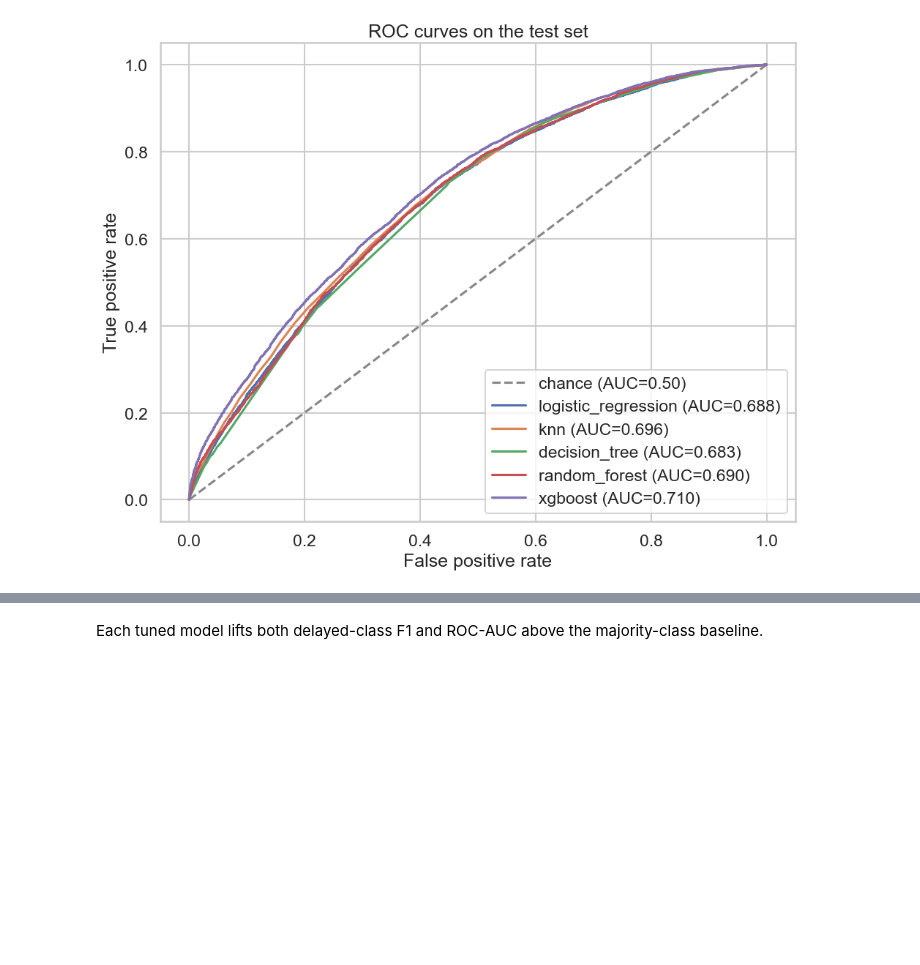
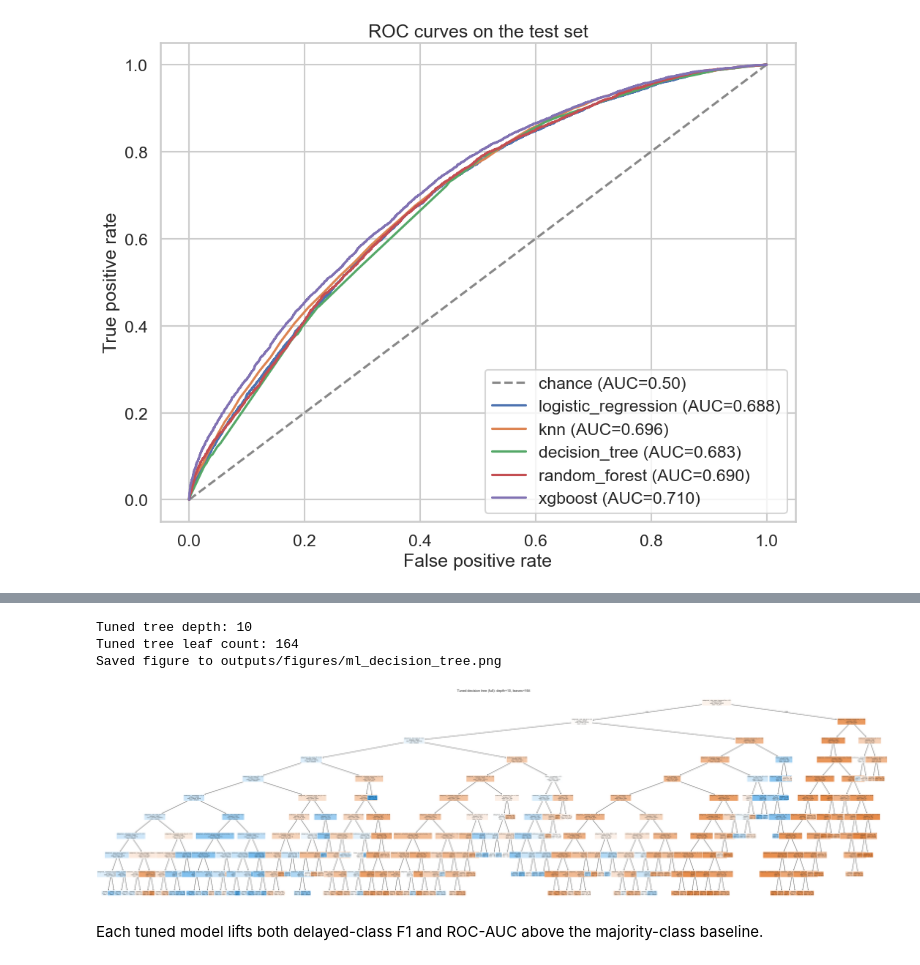
Before and after one commit to berenaydogan/DSA210-Project, a Jupyter notebook: notebooks/ml_modeling.ipynb, the cells around one changed output, grey strips where cells are left out. Saved outputs shown, nothing was run; the diff lists cells and outputs as text; code cells hidden in the pictures; blank space fills up the shorter version.

Commit message:
feat: add model interpretation with logistic coefficients and decision tree visualization

```diff
--- a/notebooks/ml_modeling.ipynb
+++ b/notebooks/ml_modeling.ipynb
@@ -1346,2 +1389,37 @@ Saved figure to outputs/figures/ml_roc_curves.png
+# %%
+tree_pipeline = fitted_models["decision_tree"]
+tree_classifier = tree_pipeline.named_steps["clf"]
+tree_feature_names = tree_pipeline.named_steps["pre"].get_feature_names_out()
+tree_depth = int(tree_classifier.get_depth())
+tree_leaf_count = int(tree_classifier.get_n_leaves())
+print(f"Tuned tree depth: {tree_depth}")
+print(f"Tuned tree leaf count: {tree_leaf_count}")
+
+# Scale the canvas with the tree's leaf count and depth so deep, wide trees stay legible.
+tree_fig_width = max(28.0, tree_leaf_count * 0.45)
+tree_fig_height = max(14.0, tree_depth * 2.0)
+fig, ax = plt.subplots(figsize=(tree_fig_width, tree_fig_height))
+plot_tree(
+    tree_classifier,
+    feature_names=tree_feature_names,
+    class_names=["on_time", "delayed"],
+    filled=True,
+    rounded=True,
+    impurity=False,
+    fontsize=7,
+    ax=ax,
+)
+ax.set_title(
+    f"Tuned decision tree (full): depth={tree_depth}, leaves={tree_leaf_count}"
+)
+tree_path = FIGURES_DIR / "ml_decision_tree.png"
+fig.savefig(tree_path, dpi=200, bbox_inches="tight")
+print(f"Saved figure to {tree_path.relative_to(ROOT)}")
+plt.show()
+# %% [output]
+Tuned tree depth: 10
+Tuned tree leaf count: 164
+Saved figure to outputs/figures/ml_decision_tree.png
+[figure, added]
 # %% [markdown]
 Each tuned model lifts both delayed-class F1 and ROC-AUC above the majority-class baseline.
```
Also changed, not shown: parts of 2 cells of this notebook, 2 other files.
